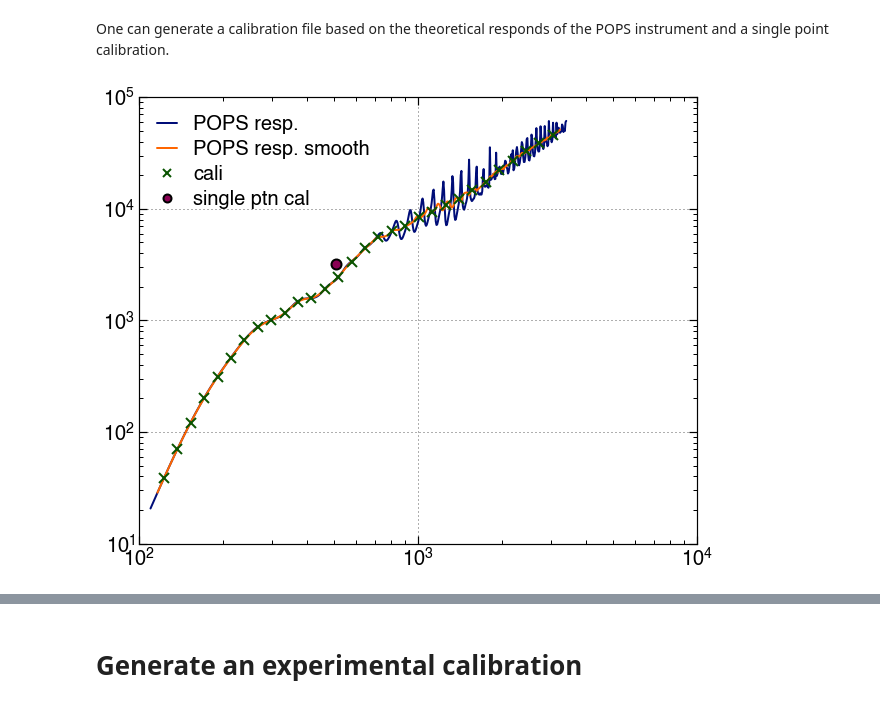
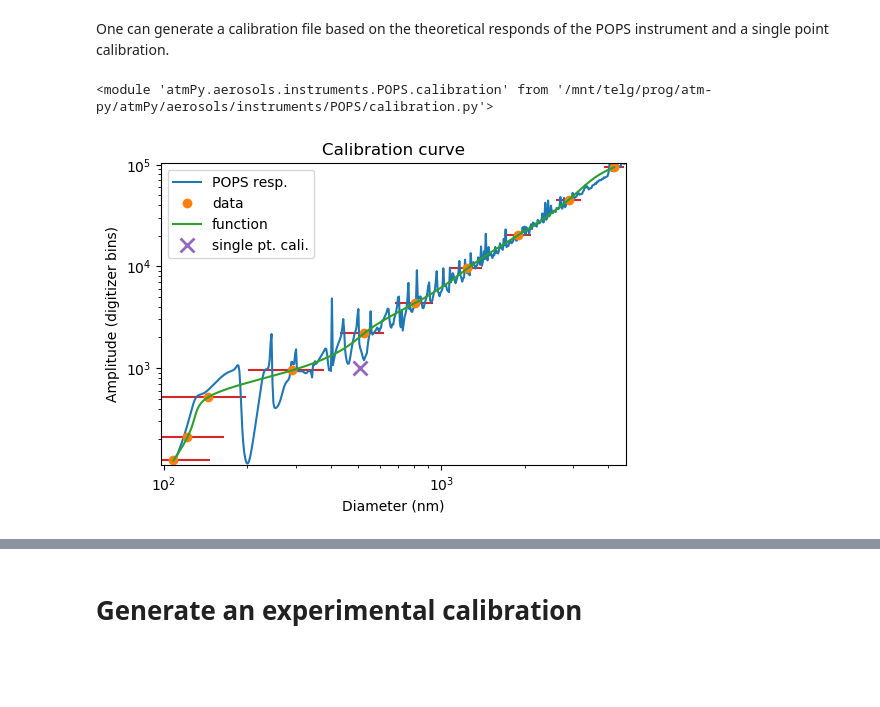
Before and after one commit to hagne/atm-py, a Jupyter notebook: examples/instruments_POPS_calibration.ipynb, the cells around one changed output, grey strips where cells are left out. Drawn from its saved outputs; the diff is of its cells as text; code cells hidden in the pictures; blank space fills up the shorter version.

```diff
--- a/examples/instruments_POPS_calibration.ipynb
+++ b/examples/instruments_POPS_calibration.ipynb
@@ -117,17 +8,23 @@ cali.plot_calibration()
 # Generate a theoretical calibration
 # %% [markdown]
 One can generate a calibration file based on the theoretical responds of the POPS instrument and a single point calibration.
+# %%
+reload(calibration)
+# %% [output]
+<module 'atmPy.aerosols.instruments.POPS.calibration' from '/mnt/telg/prog/atm-py/atmPy/aerosols/instruments/POPS/calibration.py'>
 # %%
-cali, a = calibration.generate_calibration(single_pnt_cali_d = 510,
-                                             single_pnt_cali_ior = 1.6,
-                                             single_pnt_cali_int = 10**3.508,
-                                             ior = 1.5,
-                                             dr=np.array([110, 3400]),
-                                             no_pts = 600,
-                                             no_cal_pts = 30,
-                                             plot = True,
-                                             raise_error = True,
-                                             test = False
-                                            )
+cal = calibration.generate_calibration(
+    single_pnt_cali_d=508,
+    single_pnt_cali_ior=1.6,
+    single_pnt_cali_int=1000,
+    noise_level = 12,
+    ior=2.95,
+    dr=[100, 5000],
+    no_pts=500,
+    no_cal_pts=60,
+    plot=True,
+    raise_error=True,
+    test=False,
+)
 # %% [output]
-[figure, old version]
+[figure, new version]
```
Also changed, not shown: parts of 16 cells of this notebook, 1 other file.
